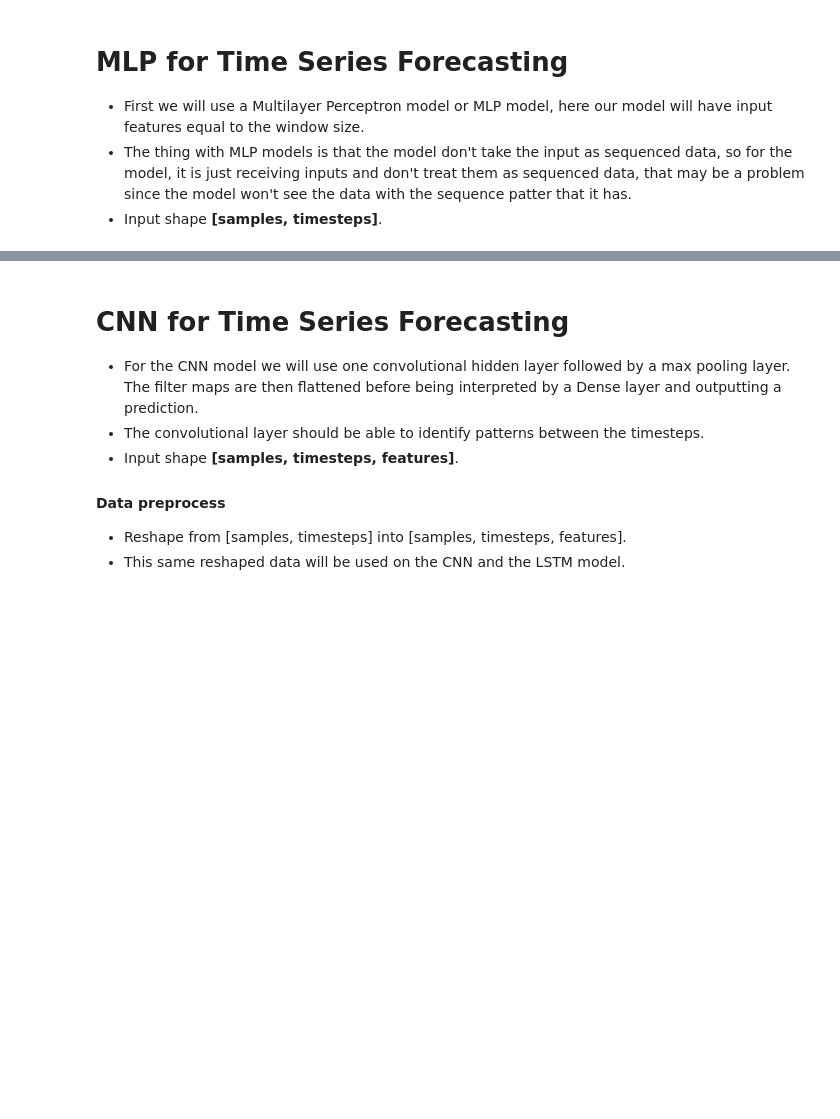
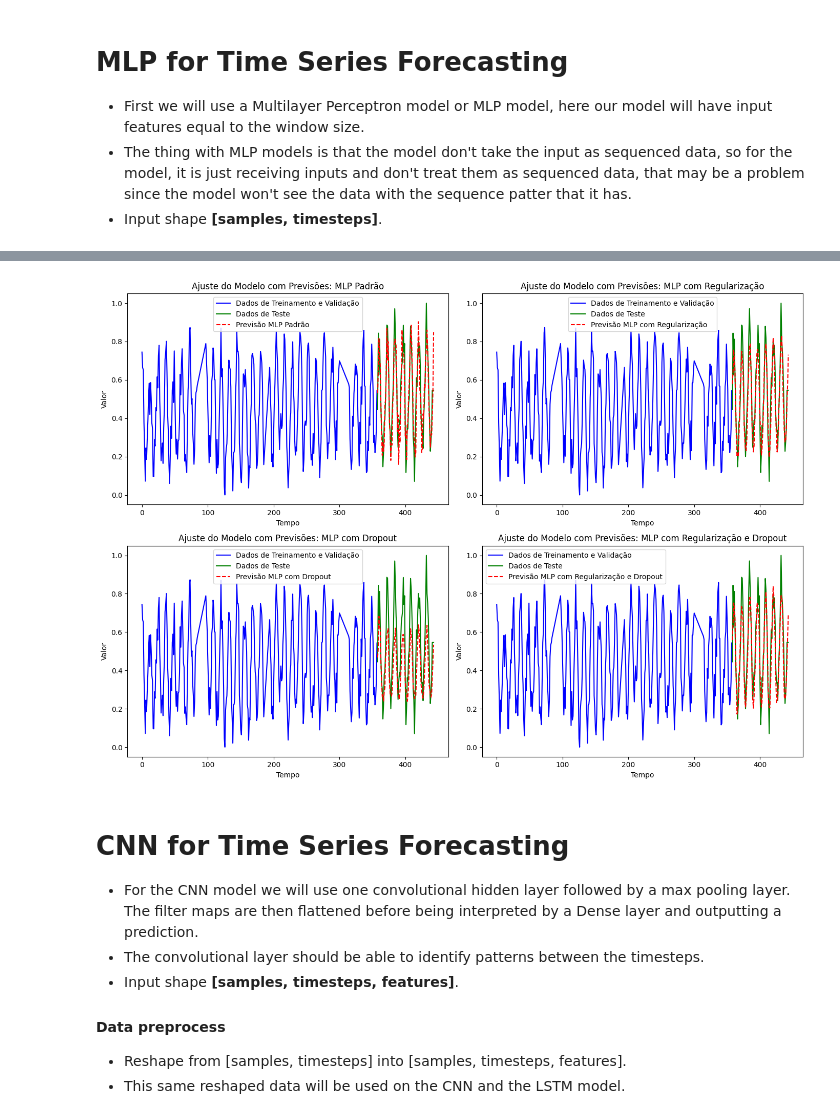
Before and after one commit to camazlucas/PEE-CPE727-Aprendizado-Profundo, a Jupyter notebook: 2024-03/Seminarios/11 - Aplicacoes em Series Temporais/Aplicacao em Series Temporais.ipynb, the cells around one changed output, grey strips where cells are left out. Cells and saved outputs as stored; diff of their text form; code cells hidden in the pictures; blank space fills up the shorter version.

```diff
--- a/2024-03/Seminarios/11 - Aplicacoes em Series Temporais/Aplicacao em Series Temporais.ipynb
+++ b/2024-03/Seminarios/11 - Aplicacoes em Series Temporais/Aplicacao em Series Temporais.ipynb
@@ -185,10 +269,10 @@ mlp_reg_history = model_reg.fit(X_train, Y_train,
 # %%
-model_dropout = Sequential()
-model_dropout.add(Dense(64, activation='relu', input_dim=X_train.shape[1]))
-model_dropout.add(Dropout(0.5))  # 50% de dropout
-model_dropout.add(Dense(32, activation='relu'))
-model_dropout.add(Dropout(0.5))  # 50% de dropout
-model_dropout.add(Dense(1))  # Saída
-model_dropout.compile(loss='mean_squared_error', optimizer=optimizers.Adam())
-model_dropout.summary()
+model_mlp_dropout = Sequential()
+model_mlp_dropout.add(Dense(64, activation='relu', input_dim=X_train.shape[1]))
+model_mlp_dropout.add(Dropout(0.5))  # 50% de dropout
+model_mlp_dropout.add(Dense(32, activation='relu'))
+model_mlp_dropout.add(Dropout(0.5))  # 50% de dropout
+model_mlp_dropout.add(Dense(1))  # Saída
+model_mlp_dropout.compile(loss='mean_squared_error', optimizer=optimizers.Adam())
+# model_mlp_dropout.summary()
 # %%
@@ -275,8 +436,9 @@ plt.show()
 # %%
 # Gerando previsões para cada modelo
 y_pred_mlp = model_mlp.predict(X_test)
-y_pred_reg = model_reg.predict(X_test)
-y_pred_drop = model_dropout.predict(X_test)
+y_pred_mlp_reg = model_mlp_reg.predict(X_test)
+y_pred_mlp_drop = model_mlp_dropout.predict(X_test)
+y_pred_mlp_reg_drop = model_mlp_reg_drop.predict(X_test)
 
 # Combine os dados de treino e validação em uma série para comparação visual com o conjunto de teste e previsões.
 train_valid_data = np.concatenate([Y_train, Y_valid])  # Combina Y_train e Y_valid em uma série contínua
@@ -310,8 +472,9 @@ def plot_multiple_predictions(train_valid_data, y_test, y_pred_models, model_nam
     plt.show()
 
 # Lista com previsões e nomes dos modelos para plotar
-y_pred_models = [y_pred_mlp, y_pred_reg, y_pred_drop]
-model_names = ["MLP Padrão", "MLP com Regularização", "MLP com Dropout"]
+y_pred_models = [y_pred_mlp, y_pred_mlp_reg, y_pred_mlp_drop, y_pred_mlp_reg_drop]
+model_names = ["MLP Padrão", "MLP com Regularização", "MLP com Dropout", "MLP com Regularização e Dropout"]
 
 # Chamando a função para exibir os gráficos lado a lado
 plot_multiple_predictions(train_valid_data, Y_test, y_pred_models, model_names)
+# %% [output]
@@ -318,3 +485,4 @@ plot_multiple_predictions(train_valid_data, Y_test, y_pred_models, model_names)
+[figure, added]
 # %% [markdown]
 # CNN for Time Series Forecasting
 
```
Also changed, not shown: parts of 40 cells of this notebook, 1 other file.
